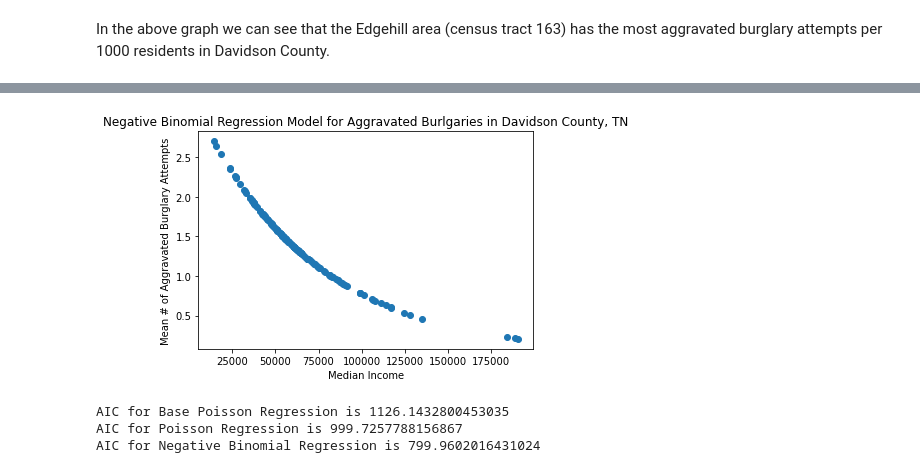
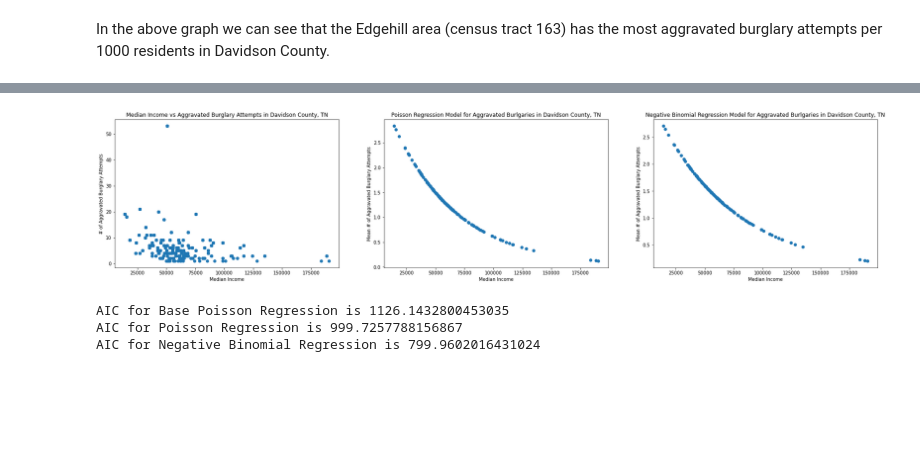
Before and after one commit to jrioross/nashville-burglaries, a Jupyter notebook: notebooks/Habeeb-Branch.ipynb, the cells around one changed output, grey strips where cells are left out. Cells and saved outputs as stored; diff of their text form; code cells hidden in the pictures; blank space fills up the shorter version.

Commit message:
placed statistical model graphs horizontally next to each other

```diff
--- a/notebooks/Habeeb-Branch.ipynb
+++ b/notebooks/Habeeb-Branch.ipynb
@@ -281,15 +271,33 @@ const             1.2035      0.197      6.104      0.000       0.817       1.59
 median_income -1.466e-05   3.01e-06     -4.864      0.000   -2.06e-05   -8.75e-06
 =================================================================================
 # %%
+# Plot Median Income vs Total Burglary Attempts
+f, axs = plt.subplots(1,2,figsize=(30,6))
+plt.subplot(1, 3, 1)
+plt.scatter(tn['median_income'], tn['burglary_count']);
+plt.title("Median Income vs Aggravated Burglary Attempts in Davidson County, TN")
+plt.xlabel("Median Income")
+plt.ylabel("# of Aggravated Burglary Attempts");
+
+# Plot Poisson regression results from previous cell
+plt.subplot(1, 3, 2)
+x = tn_condensed['median_income']
+y_poisson = np.exp(1.2970 - (.00001791*x))
+plt.scatter(x, y_poisson)
+plt.title("Poisson Regression Model for Aggravated Burlgaries in Davidson County, TN")
+plt.xlabel("Median Income")
+plt.ylabel("Mean # of Aggravated Burglary Attempts");
+
 # Plot Negative Binomial regression results from previous cell
+plt.subplot(1, 3, 3)
 x = tn_condensed['median_income']
 y_neg_binomial = np.exp(1.2035 - (.00001466*x))
 plt.scatter(x, y_neg_binomial)
 plt.title("Negative Binomial Regression Model for Aggravated Burlgaries in Davidson County, TN")
 plt.xlabel("Median Income")
 plt.ylabel("Mean # of Aggravated Burglary Attempts");
 # %% [output]
-[figure, old version]
+[figure, new version]
 # %%
 # Compare AIC Values Between Poisson and Negative Binomial Regression Models
 print("AIC for Base Poisson Regression is " + str(posreg_burglaries.aic))
```
Also changed, not shown: parts of 4 cells of this notebook.
